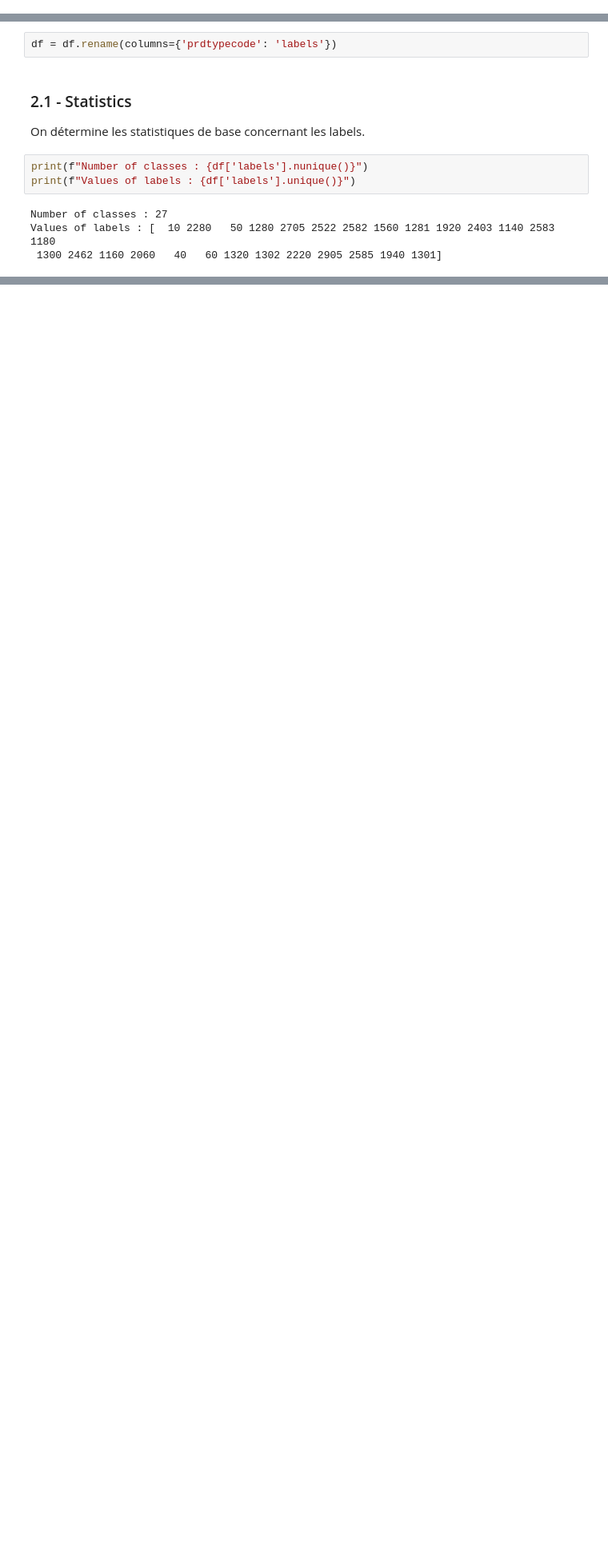
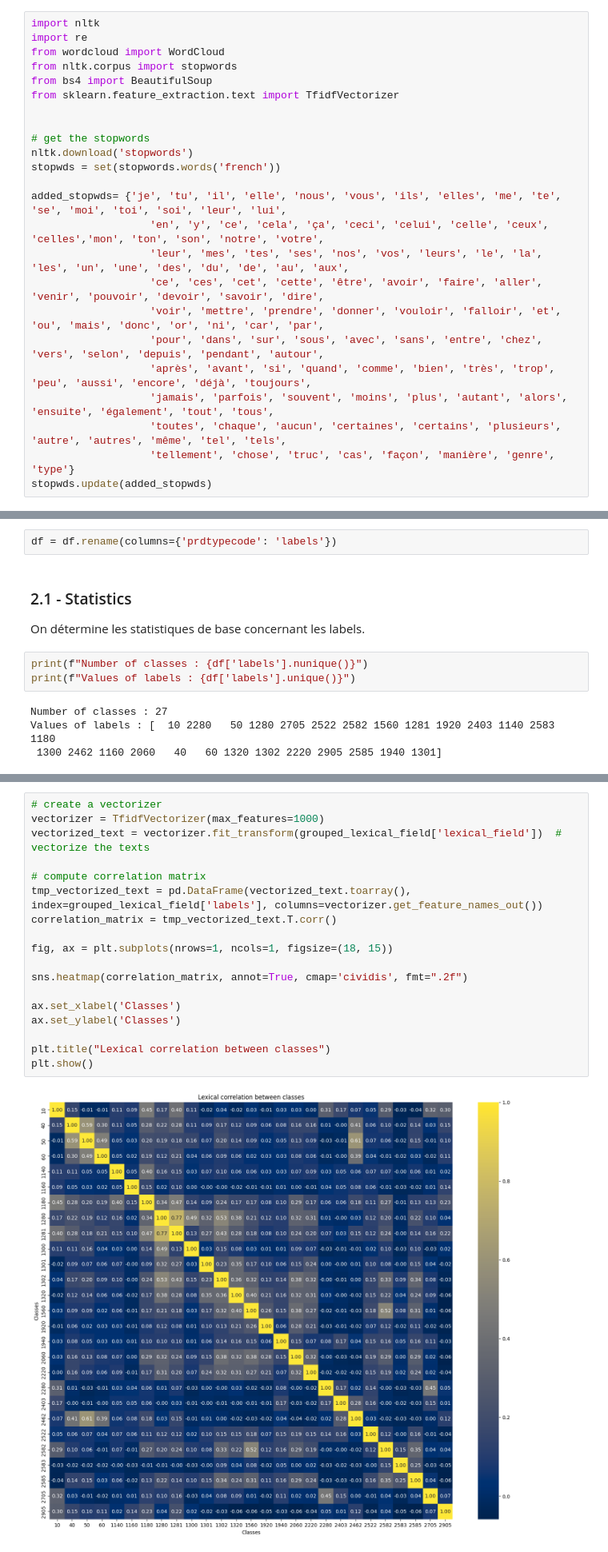
Before and after one commit to fibonaccos/rakuten-multimodal-classification, a Jupyter notebook: notebooks/exploration-text-2.ipynb, the cells around one changed output, grey strips where cells are left out. Shown at 80% size. Drawn from its saved outputs; the diff is of its cells as text; blank space fills up the shorter version.

```diff
--- a/notebooks/exploration-text-2.ipynb
+++ b/notebooks/exploration-text-2.ipynb
@@ -8,0 +11,24 @@ import seaborn as sns
+# %%
+import nltk
+import re
+from wordcloud import WordCloud
+from nltk.corpus import stopwords
+from bs4 import BeautifulSoup
+from sklearn.feature_extraction.text import TfidfVectorizer
+
+
+# get the stopwords
+nltk.download('stopwords')
+stopwds = set(stopwords.words('french'))
+
+added_stopwds= {'je', 'tu', 'il', 'elle', 'nous', 'vous', 'ils', 'elles', 'me', 'te', 'se', 'moi', 'toi', 'soi', 'leur', 'lui',
+                   'en', 'y', 'ce', 'cela', 'ça', 'ceci', 'celui', 'celle', 'ceux', 'celles','mon', 'ton', 'son', 'notre', 'votre',
+                   'leur', 'mes', 'tes', 'ses', 'nos', 'vos', 'leurs', 'le', 'la', 'les', 'un', 'une', 'des', 'du', 'de', 'au', 'aux',
+                   'ce', 'ces', 'cet', 'cette', 'être', 'avoir', 'faire', 'aller', 'venir', 'pouvoir', 'devoir', 'savoir', 'dire',
+                   'voir', 'mettre', 'prendre', 'donner', 'vouloir', 'falloir', 'et', 'ou', 'mais', 'donc', 'or', 'ni', 'car', 'par',
+                   'pour', 'dans', 'sur', 'sous', 'avec', 'sans', 'entre', 'chez', 'vers', 'selon', 'depuis', 'pendant', 'autour',
+                   'après', 'avant', 'si', 'quand', 'comme', 'bien', 'très', 'trop', 'peu', 'aussi', 'encore', 'déjà', 'toujours',
+                   'jamais', 'parfois', 'souvent', 'moins', 'plus', 'autant', 'alors', 'ensuite', 'également', 'tout', 'tous',
+                   'toutes', 'chaque', 'aucun', 'certaines', 'certains', 'plusieurs', 'autre', 'autres', 'même', 'tel', 'tels',
+                   'tellement', 'chose', 'truc', 'cas', 'façon', 'manière', 'genre', 'type'}
+stopwds.update(added_stopwds)
@@ -142,0 +229,20 @@ Notons qu'étant donné que ces $8$ classes ont une proportion de valeurs manqua
+# %%
+# create a vectorizer
+vectorizer = TfidfVectorizer(max_features=1000)
+vectorized_text = vectorizer.fit_transform(grouped_lexical_field['lexical_field'])  # vectorize the texts
+
+# compute correlation matrix
+tmp_vectorized_text = pd.DataFrame(vectorized_text.toarray(), index=grouped_lexical_field['labels'], columns=vectorizer.get_feature_names_out())
+correlation_matrix = tmp_vectorized_text.T.corr()
+
+fig, ax = plt.subplots(nrows=1, ncols=1, figsize=(18, 15))
+
+sns.heatmap(correlation_matrix, annot=True, cmap='cividis', fmt=".2f")
+
+ax.set_xlabel('Classes')
+ax.set_ylabel('Classes')
+
+plt.title("Lexical correlation between classes")
+plt.show()
+# %% [output]
+[figure, added]
```
Also changed, not shown: parts of 11 cells of this notebook, 3 other files.
